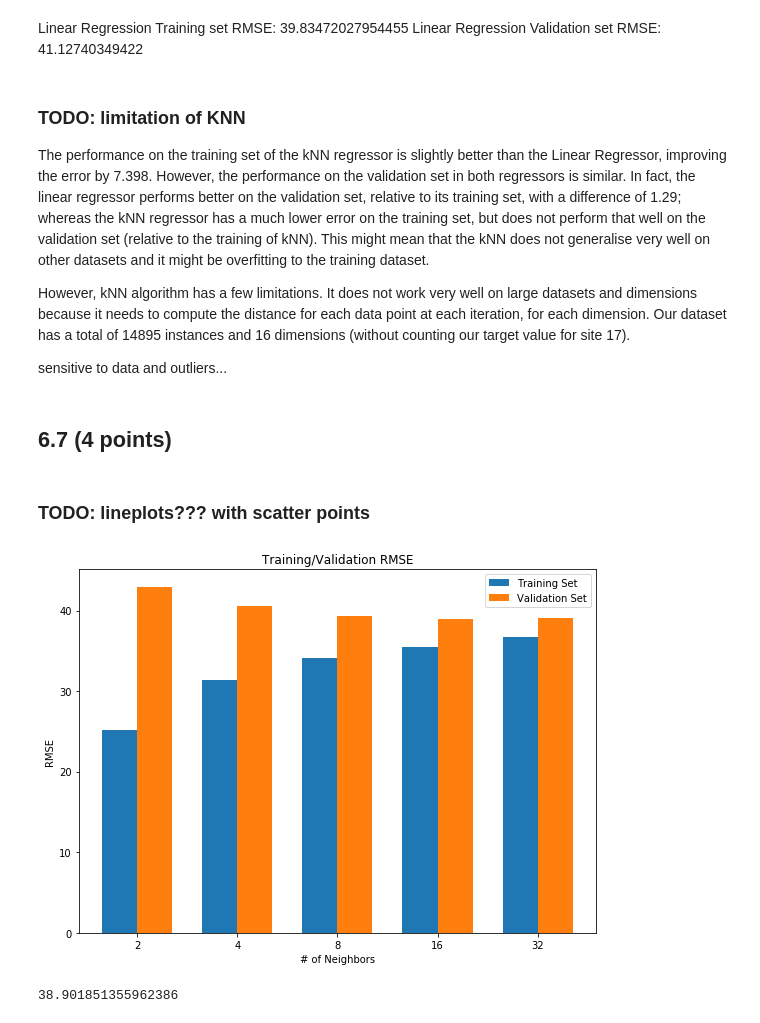
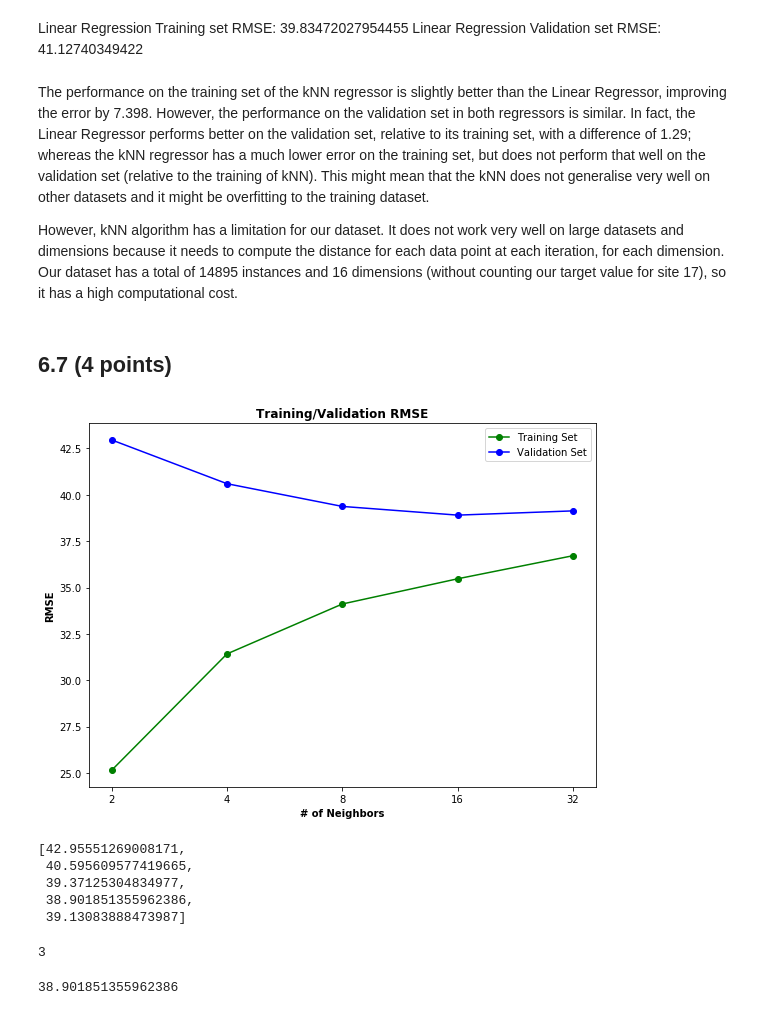
Before and after one commit to celinadong/IAML-CW2, a Jupyter notebook: Data/PartB/Part B - Bristol Air Quality.ipynb, the cells around one changed output. Drawn from its saved outputs; the diff is of its cells as text; code cells hidden in the pictures.

```diff
--- a/Data/PartB/Part B - Bristol Air Quality.ipynb
+++ b/Data/PartB/Part B - Bristol Air Quality.ipynb
@@ -659,12 +659,9 @@ kNN Validation set RMSE: 40.3071558368958
 Linear Regression Training set RMSE: 39.83472027954455
 Linear Regression Validation set RMSE: 41.12740349422
 # %% [markdown]
-### TODO: limitation of KNN
-The performance on the training set of the kNN regressor is slightly better than the Linear Regressor, improving the error by 7.398. However, the performance on the validation set in both regressors is similar. In fact, the linear regressor performs better on the validation set, relative to its training set, with a difference of 1.29; whereas the kNN regressor has a much lower error on the training set, but does not perform that well on the validation set (relative to the training of kNN). This might mean that the kNN does not generalise very well on other datasets and it might be overfitting to the training dataset.
+The performance on the training set of the kNN regressor is slightly better than the Linear Regressor, improving the error by 7.398. However, the performance on the validation set in both regressors is similar. In fact, the Linear Regressor performs better on the validation set, relative to its training set, with a difference of 1.29; whereas the kNN regressor has a much lower error on the training set, but does not perform that well on the validation set (relative to the training of kNN). This might mean that the kNN does not generalise very well on other datasets and it might be overfitting to the training dataset.
 
-However, kNN algorithm has a few limitations. It does not work very well on large datasets and dimensions because it needs to compute the distance for each data point at each iteration, for each dimension. Our dataset has a total of 14895 instances and 16 dimensions (without counting our target value for site 17).
-
-sensitive to data and outliers...
+However, kNN algorithm has a limitation for our dataset. It does not work very well on large datasets and dimensions because it needs to compute the distance for each data point at each iteration, for each dimension. Our dataset has a total of 14895 instances and 16 dimensions (without counting our target value for site 17), so it has a high computational cost.
 # %% [markdown]
 ## 6.7 (4 points)
 # %%
@@ -683,32 +680,40 @@ for n in neighbors:
 
     train_RMSEs.append(train_rmse)
     val_RMSEs.append(val_rmse)
-# %% [markdown]
-### TODO: lineplots??? with scatter points
 # %%
 labels = ['2', '4', '8', '16', '32']
 
 x = np.arange(len(labels))  # the label locations
 width = 0.35  # the width of the bars
 
 fig, ax = plt.subplots(figsize=(8,6))
-train_bar = ax.bar(x - width/2, train_RMSEs, width, label='Training Set')
-val_bar = ax.bar(x + width/2, val_RMSEs, width, label='Validation Set')
 
-# Add some text for labels, title and custom x-axis tick labels, etc.
-ax.set_xlabel('# of Neighbors')
-ax.set_ylabel('RMSE')
-ax.set_title('Training/Validation RMSE')
+plt.plot(labels, train_RMSEs, label='Training Set', marker='o', color='green')
+plt.plot(labels, val_RMSEs, label='Validation Set', marker='o', color='blue')
+
+ax.set_xlabel('# of Neighbors', fontweight="bold")
+ax.set_ylabel('RMSE', fontweight="bold")
+ax.set_title('Training/Validation RMSE', fontweight="bold")
 ax.set_xticks(x)
 ax.set_xticklabels(labels)
 ax.legend()
 
-
 fig.tight_layout()
-
 plt.show()
 # %% [output]
-[figure, old version]
+[figure, new version]
+# %%
+val_RMSEs
+# %% [output]
+[42.95551269008171,
+ 40.595609577419665,
+ 39.37125304834977,
+ 38.901851355962386,
+ 39.13083888473987]
+# %%
+np.argmin(val_RMSEs)
+# %% [output]
+3
 # %%
 min(val_RMSEs)
 # %% [output]
```
Also changed, not shown: parts of 18 cells of this notebook, 1 other file.
